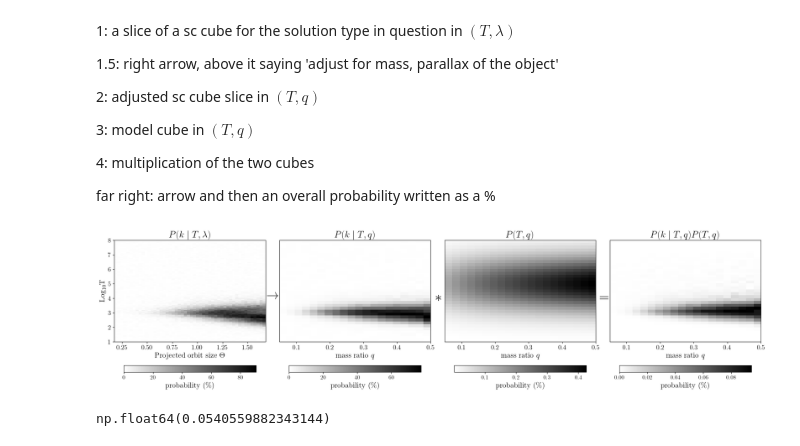
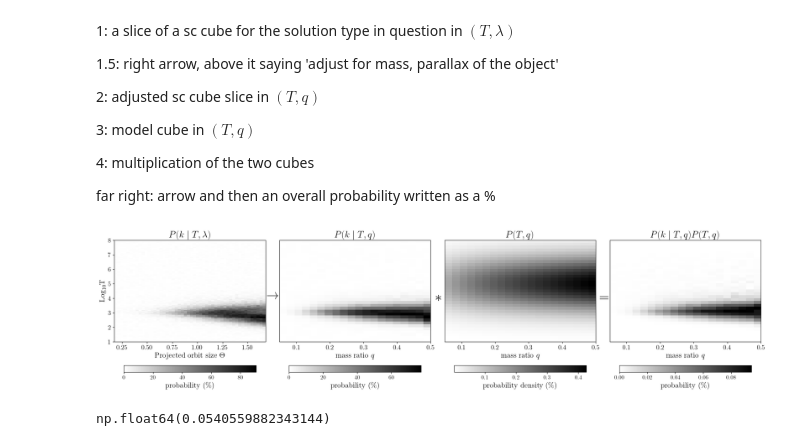
Before and after one commit to BenPennell/BrownDwarfProbabilities, a Jupyter notebook: demonstration_plot.ipynb, the cells around one changed output. Saved outputs shown, nothing was run; the diff lists cells and outputs as text; code cells hidden in the pictures.

```diff
--- a/demonstration_plot.ipynb
+++ b/demonstration_plot.ipynb
@@ -79,37 +79,39 @@ fig.text(0.755, 0.57, r'$=$', fontsize=30, ha='center', va='center',
          transform=fig.transFigure)
 
 axs[0].set_ylabel(r'Log$_{10}$T', fontsize=labelsize)
 axs[0].set_xlabel(r'Projected orbit size $\Theta$', fontsize=labelsize)
 axs[1].set_xlabel(r'mass ratio $q$', fontsize=labelsize)
 axs[2].set_xlabel(r'mass ratio $q$', fontsize=labelsize)
 axs[3].set_xlabel(r'mass ratio $q$', fontsize=labelsize)
 axs[0].set_title(r'$P(k\mid T,\lambda)$', fontsize=titlesize)
 axs[1].set_title(r'$P(k\mid T,q)$', fontsize=titlesize)
 axs[2].set_title(r'$P(T,q)$', fontsize=titlesize)
 axs[3].set_title(r'$P(k\mid T,q)P(T,q)$', fontsize=titlesize)
 im0 = plot_imshow(axs[0], 100*sc_cube, np.log10(sc_cubes["meta"]["periods"]), np.array(sc_cubes["meta"]["lambdas"][mass_dx][plx_dx]))
 im1 = plot_imshow(axs[1], 100*adjusted_sc_cube, using_periods, using_qs)
 im2 = plot_imshow(axs[2], 100*model_cube, using_periods, using_qs)
 im3 = plot_imshow(axs[3], 100*convolved_cube, using_periods, using_qs)
 
-for ax, im in zip(axs, [im0, im1, im2, im3]):
+labels = [r"probability (\%)", r"probability (\%)", r"probability density (\%)", r"probability (\%)"]
+ims = [im0, im1, im2, im3]
+for i, ax in enumerate(axs):
     cbar = fig.colorbar(
-        im,
+        ims[i],
         ax=ax,
         orientation="horizontal",
         pad=0.18,      # distance from plot
         fraction=0.05,  # thickness
     )
     cbar.ax.tick_params(labelsize=12)
-    cbar.set_label(r"probability (\%)", size=16)
+    cbar.set_label(labels[i], size=16)
 
 for ax in axs[1:]:
     ax.set_yticks([])
 
 plt.tight_layout()
 plt.savefig("./plots/demonstration.png", dpi=1600, transparent=True);
 # %% [output]
-[figure, old version]
+[figure, new version]
 # %%
 convolved_cube.sum()
 # %% [output]
```
